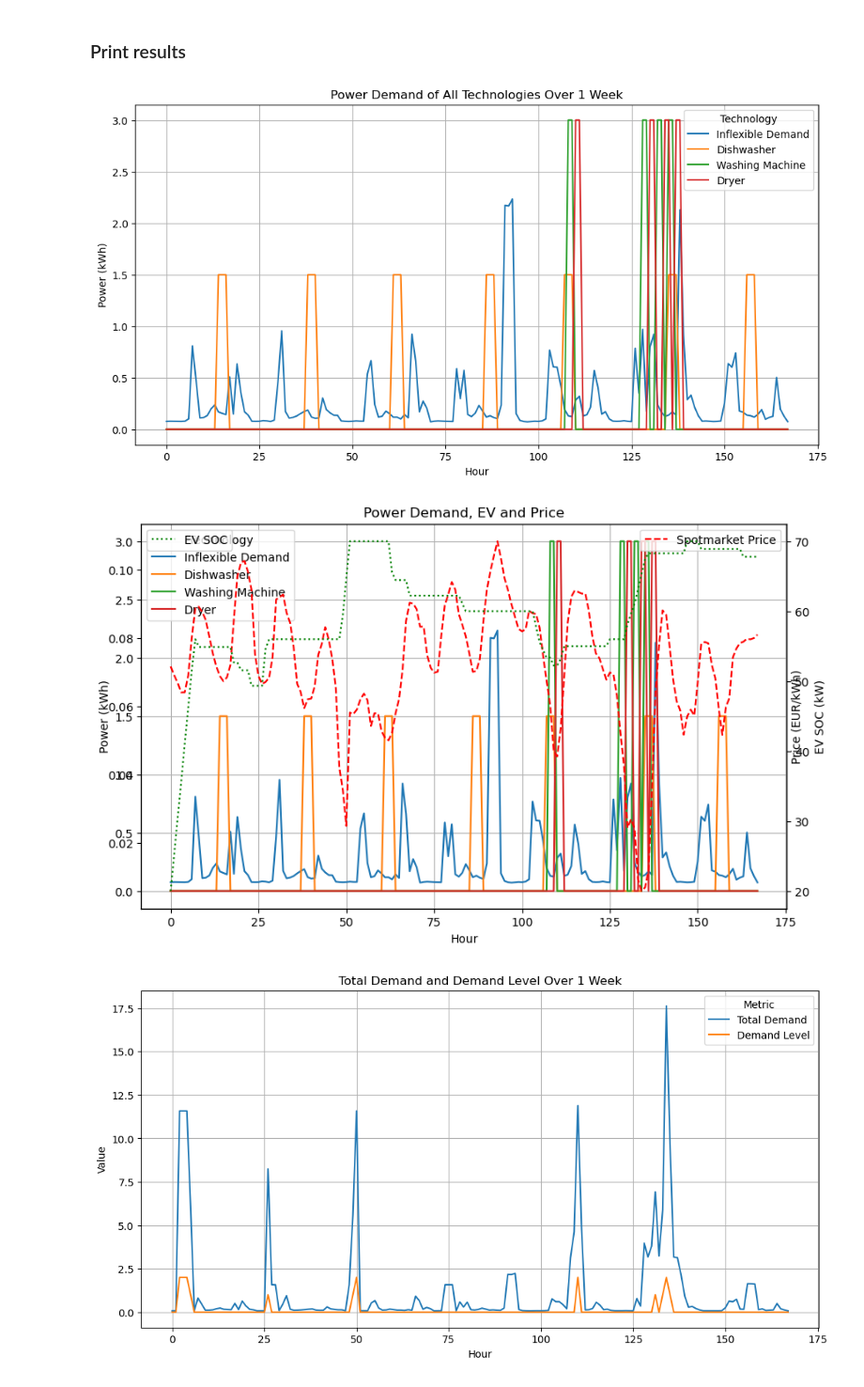
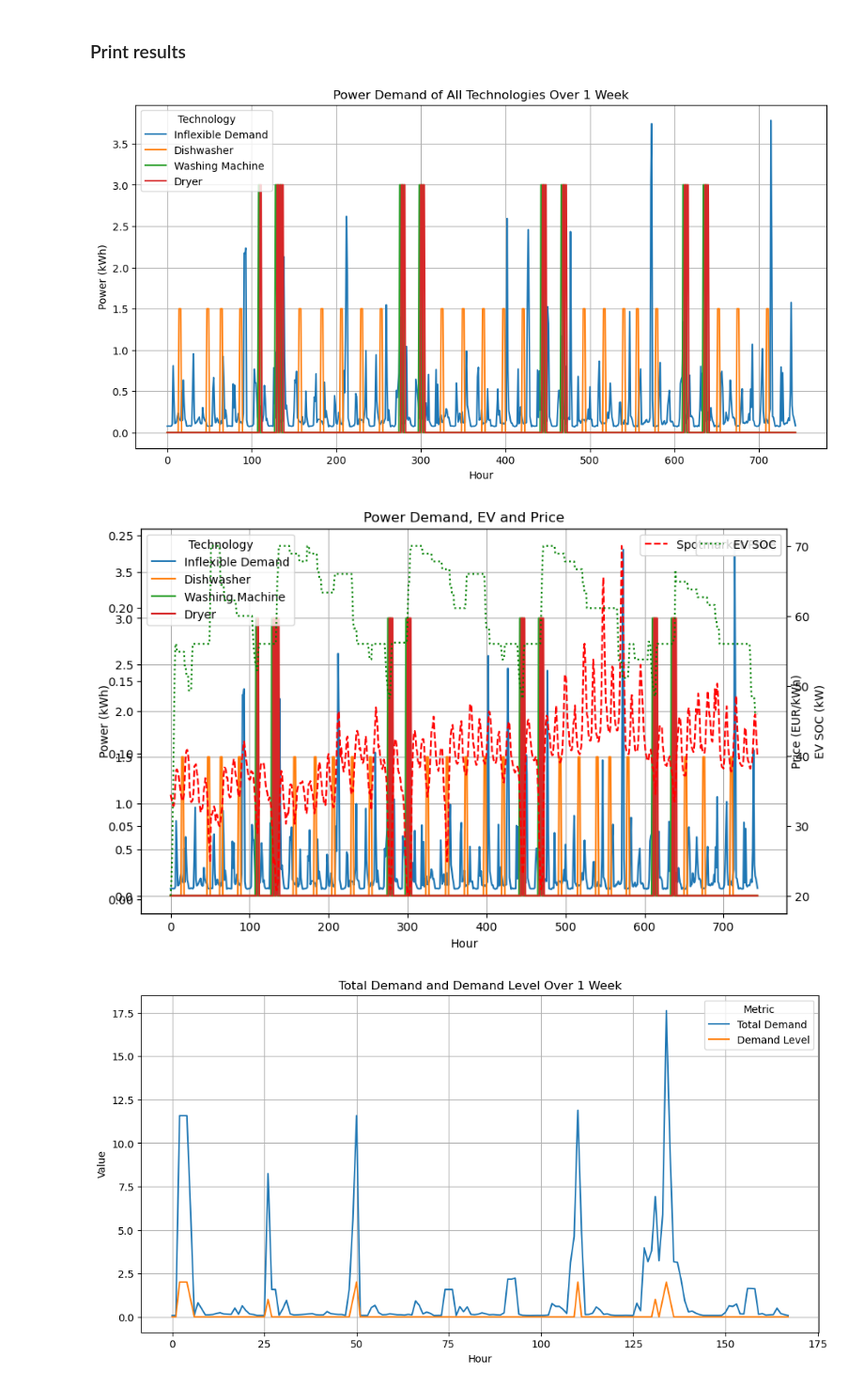
Before and after one commit to sewaelty/optimization_project, a Jupyter notebook: playground/sevi/Basecase_summer.ipynb, the cells around one changed output. Shown at 94% size. Saved outputs shown, nothing was run; the diff lists cells and outputs as text; code cells hidden in the pictures.

```diff
--- a/playground/sevi/Basecase_summer.ipynb
+++ b/playground/sevi/Basecase_summer.ipynb
@@ -72,14 +72,6 @@ for d in range(days-1):
     model.addConstr(gp.quicksum(dishwasher_start[t] for t in range(d * 24, (d + 1) * 24)) == 1,
                 name=f"min_one_run_per_day_dishwasher_{d}")
 
-# Enforce max 1 run per day of max 3 hours
-# adds up all possible start times of the dishwasher in a single and '<= 1' day ensures that the dishwasher doesn't run more than once per day
-hours_per_day = 24
-days = Time_interval // hours_per_day
-for d in range(days-1):
-    model.addConstr(gp.quicksum(binary_dishwasher[t] for t in range(d * 24, (d + 1) * 24)) == 3,
-                name=f"max_one_run_per_day_dishwasher_{d}")
-
 # Enforce minimum gap (15 hours) between two starts
 # multiplying with min_gap so we don't constrain the dishwasher to start at the same time every day
 # this enures that the optimizer can iterate through without being constrained to a single time
@@ -332,7 +326,7 @@ Best objective 4.848626591382e+01, best bound 4.848552672856e+01, gap 0.0015%
 ### Print results
 # %%
 # Define the time range for one week
-time_range = range(0, 24 * 7 )  # 7 days, 24 hours each
+time_range = range(0, 24*31 )  # 7 days, 24 hours each
 
 # Create a DataFrame for the first plot
 data_power = pd.DataFrame({
@@ -358,35 +352,35 @@ plt.show()
 
 # Power demand of all technologies
 plt.figure(figsize=(10, 6))
 ax1 = plt.gca()
 
 # Plot power demand (left y-axis)
 sns.lineplot(data=data_power_melted, x='Hour', y='Power (kWh)', hue='Technology', ax=ax1)
 ax1.set_xlabel('Hour')
 ax1.set_ylabel('Power (kWh)')
 ax1.legend(title='Technology', loc='upper left')
 ax1.grid(True)
 
 # Create a second y-axis for the price
 ax2 = ax1.twinx()
 sns.lineplot(
     data=pd.DataFrame({'Hour': list(time_range), 'Price': merged_data_summer['Spotmarket_(EUR/kWh)'][:len(time_range)]}),
     x='Hour', y='Price', color='red', label='Spotmarket Price', linestyle='--', ax=ax2
 )
 ax2.set_ylabel('Price (EUR/kWh)')
 
 ax3 = ax2.twinx()
 sns.lineplot(
     data=pd.DataFrame({'Hour': list(time_range), 'EV SOC': [soc_ev[t].X for t in time_range]}),
     x='Hour', y='EV SOC', color='green', label='EV SOC', linestyle=':', ax=ax3
 )
 ax3.set_ylabel('EV SOC (kW)')
 
 plt.title('Power Demand, EV and Price')
 plt.show()
 # %% [output]
-[figure, old version]
+[figure, new version]
-[figure, old version]
+[figure, new version]
 # %%
 #plot demand and demnd level
 # Create a DataFrame for the demand and demand level
```
Also changed, not shown: parts of 2 cells of this notebook, 6 other files.
